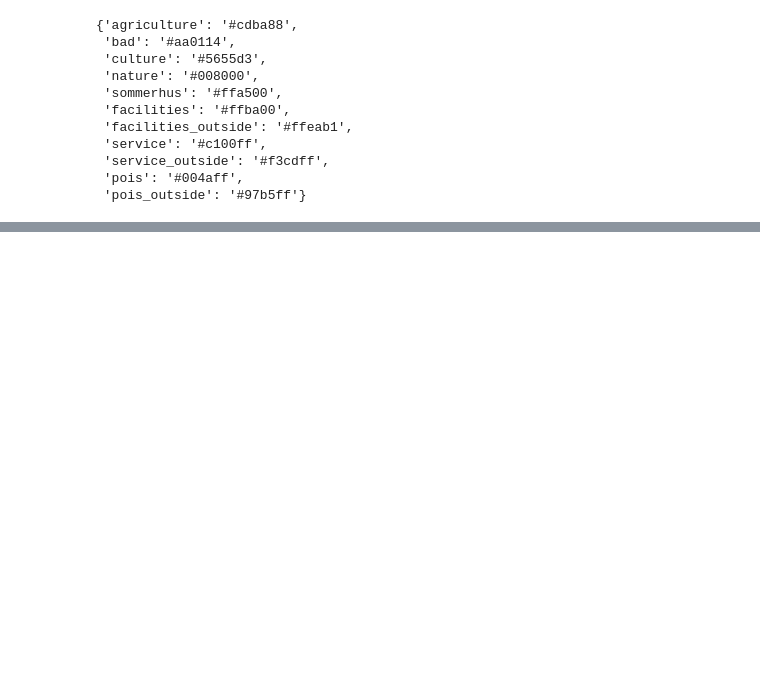
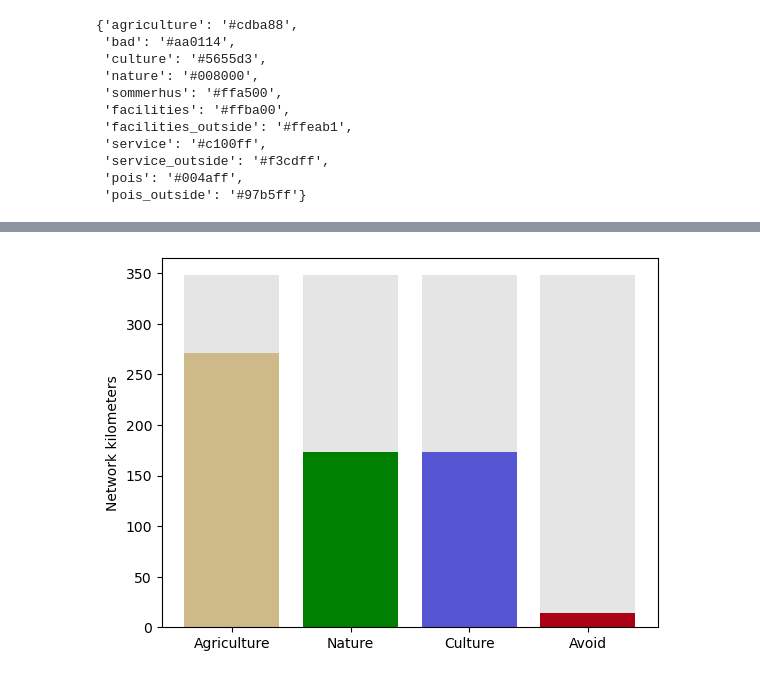
Before and after one commit to anastassiavybornova/knudepunkter, a Jupyter notebook: scripts/07_plot_network_statistics.ipynb, the cells around one changed output, grey strips where cells are left out. Cells and saved outputs as stored; diff of their text form; code cells hidden in the pictures; blank space fills up the shorter version.

```diff
--- a/scripts/07_plot_network_statistics.ipynb
+++ b/scripts/07_plot_network_statistics.ipynb
@@ -61,7 +61,7 @@ path = "../results/data/"
 
 agri_file = [f for f in filenames if f.startswith("agricultural_network") and f.endswith(".gpkg")][0]
 bad_file = [f for f in filenames if f.startswith("bad_network") and f.endswith(".gpkg")][0]
-culture_file = [f for f in filenames if f.startswith("agricultural_network") and f.endswith(".gpkg")][0]
+culture_file = [f for f in filenames if f.startswith("culture_network") and f.endswith(".gpkg")][0]
 nature_file = [f for f in filenames if f.startswith("nature_network") and f.endswith(".gpkg")][0]
 # summer_file = [f for f in filenames if f.startswith("summer_network") and f.endswith(".gpkg")][0]
 
@@ -69,8 +69,8 @@ facilities_within_file = [f for f in filenames if f.startswith("facilities_withi
 facilities_outside_file = [f for f in filenames if f.startswith("facilities_outside") and f.endswith(".gpkg")][0]
 pois_within_file = [f for f in filenames if f.startswith("pois_within") and f.endswith(".gpkg")][0]
 pois_outside_file = [f for f in filenames if f.startswith("pois_outside") and f.endswith(".gpkg")][0]
-service_within_file = [f for f in filenames if f.startswith("service_within") and f.endswith(".gpkg")][0]
-service_outside_file = [f for f in filenames if f.startswith("service_outside") and f.endswith(".gpkg")][0]
+service_within_file = [f for f in filenames if f.startswith("service_within") and f.endswith("500.gpkg")][0]
+service_outside_file = [f for f in filenames if f.startswith("service_outside") and f.endswith("500.gpkg")][0]
 
 segments_file = "segments_slope.gpkg"
 
@@ -299,0 +402,47 @@ fig.savefig(f"../results/plots/evaluation_{study_area}.png", dpi = 300)
+# %%
+fig, ax = plt.subplots(1,1)
+
+for i in range(1,5):
+    ax.bar(
+    i,
+    round(edges.length.sum()/1000),
+    color = "grey",
+    alpha = 0.2,
+    zorder = 0
+)
+
+i = 1
+ax.bar(
+    i,
+    round(agriculture.length.sum()/1000),
+    0.8,
+    color = colors["agriculture"]
+    )
+i = 2
+ax.bar(
+    i,
+    round(nature.length.sum()/1000),
+    0.8,
+    color = colors["nature"]
+    )
+
+i = 3
+ax.bar(
+    i,
+    round(culture.length.sum()/1000),
+    0.8,
+    color = colors["culture"]
+    )
+
+i = 4
+ax.bar(
+    i,
+    round(bad.length.sum()/1000),
+    0.8,
+    color = colors["bad"]
+)
+ax.set_xticks([1,2,3,4], ["Agriculture", "Nature", "Culture", "Avoid"])
+ax.set_ylabel("Network kilometers")
+fig.savefig("../results/plots/eval_poly.png", dpi = 300, bbox_inches = "tight")
+# %% [output]
+[figure, added]
```
Also changed, not shown: parts of 7 cells of this notebook.
